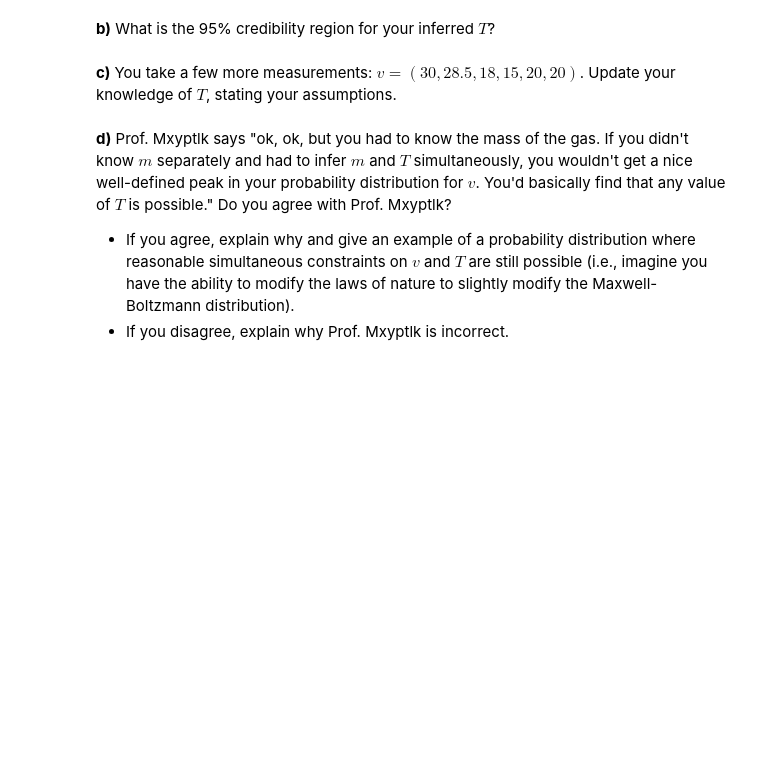
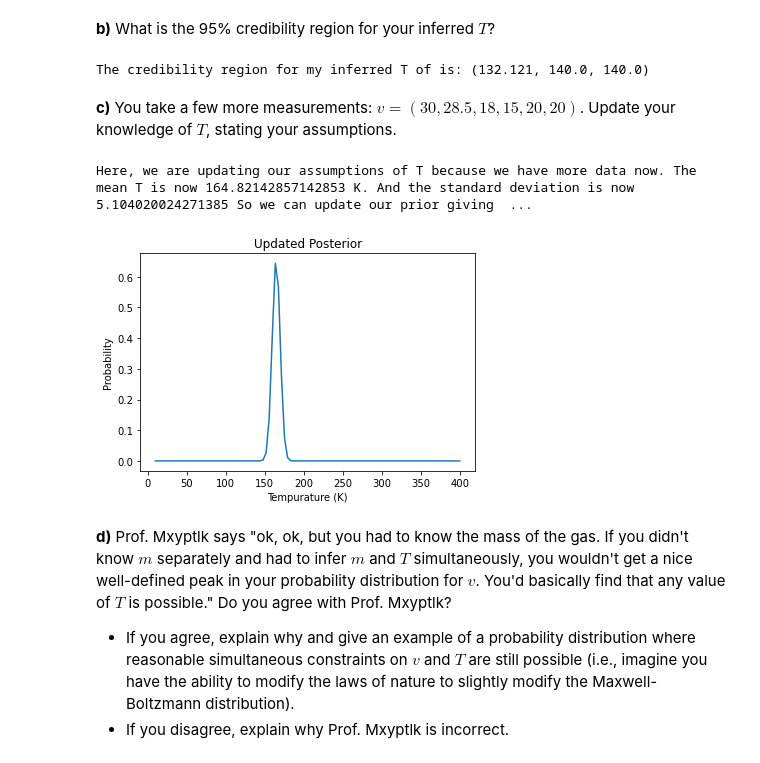
Before and after one commit to lunger99/321Midterm, a Jupyter notebook: Midterm2021/Midterm2021.ipynb, the cells around one changed output. Saved outputs shown, nothing was run; the diff lists cells and outputs as text; code cells hidden in the pictures; blank space fills up the shorter version.

```diff
--- a/Midterm2021/Midterm2021.ipynb
+++ b/Midterm2021/Midterm2021.ipynb
@@ -102,2 +247,18 @@ __b)__ What is the 95\% credibility region for your inferred $T$?
+# %%
+# Code from codinglab05 solutions:
+def get_index(arr,value):
+    return np.abs(arr-value).argmin()
+
+def get_confidence_interval(posterior,b,lim=0.95):
+    dx = b[1]-b[0]
+    cdf = np.cumsum(posterior*dx)
+    R = lambda x : np.round(x,3)
+    return R(b[get_index(cdf,(-lim+1.0)/2)]),R(b[get_index(cdf,0.50)]),R(b[get_index(cdf,(lim+1.0)/2)])
+
+credible_regionT = get_confidence_interval(posteriorT,T,0.95)
+
+print("The credibility region for my inferred T of is: " +str(credible_regionT))
+# %% [output]
+The credibility region for my inferred T of is: (132.121, 140.0, 140.0)
 # %% [markdown]
 __c)__ You take a few more measurements: $v=(30, 28.5, 18, 15, 20, 20)$. Update your knowledge of $T$, stating your assumptions.
@@ -106,3 +265,30 @@ __c)__ You take a few more measurements: $v=(30, 28.5, 18, 15, 20, 20)$. Update
+# %%
+#We can now know more about our mean and std T value
+
+measurements = (20, 30, 28.5, 18, 15, 20, 20) #updating
+
+temps = []
+for i in measurements:
+    array_element = (1/3)*(i**2)
+    temps.append(array_element)
+
+mean_temps = np.mean(temps)
+std_temps = np.std(measurements)
+
+np.seterr(divide='ignore', invalid='ignore')
+prior_update = prior_T(T, mean_temps, std_temps)
+posterior_update = np.multiply(likeT,prior_update)
+
+norm_post_update =  preprocessing.normalize([posterior_update])
+plt.plot(T, norm_post_update[0])
+plt.xlabel('Tempurature (K)')
+plt.ylabel('Probability')
+plt.title('Updated Posterior')
+
+print("Here, we are updating our assumptions of T because we have more data now. The mean T is now " +str(mean_temps)+ " K. And the standard deviation is now " +str(std_temps)+ " So we can update our prior giving us a posterior with a wider peak. But there is still a clear peak"" ")
+# %% [output]
+Here, we are updating our assumptions of T because we have more data now. The mean T is now 164.82142857142853 K. And the standard deviation is now 5.104020024271385 So we can update our prior giving  ...
+[figure, added]
 # %% [markdown]
 __d)__ Prof. Mxyptlk says "ok, ok, but you had to know the mass of the gas. If you didn't know $m$ separately and had to infer $m$ and $T$ simultaneously, you wouldn't get a nice well-defined peak in your probability distribution for $v$. You'd basically find that any value of $T$ is possible." Do you agree with Prof. Mxyptlk?
 
```
Also changed, not shown: parts of 33 cells of this notebook.
